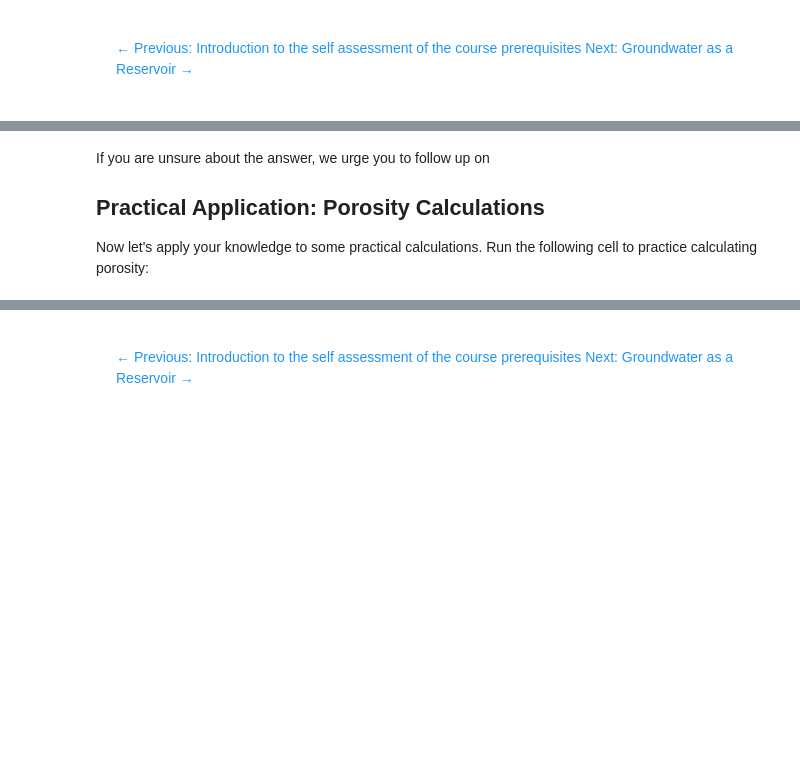
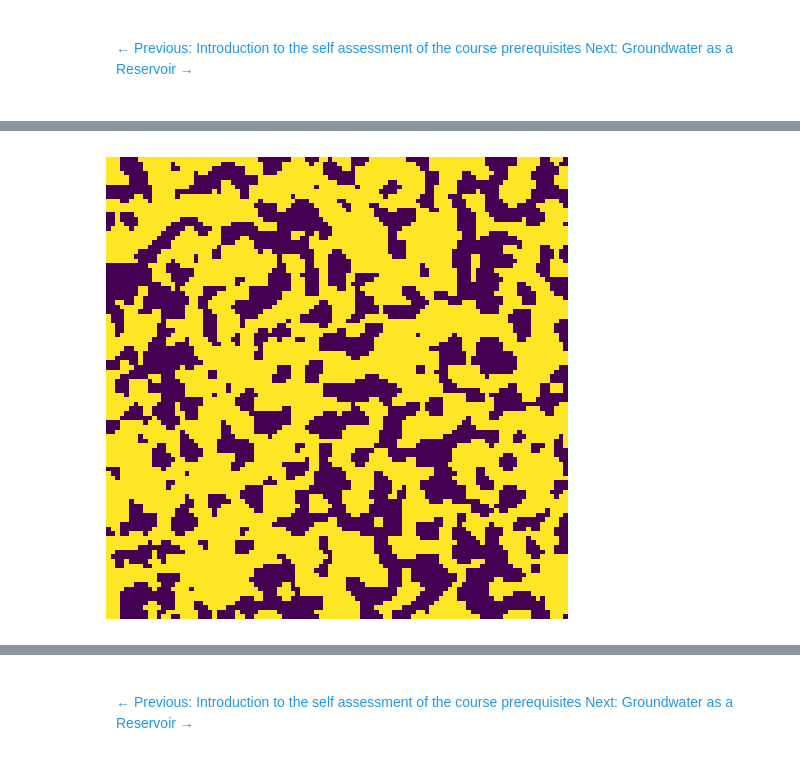
Before and after one commit to mabesa/applied_groundwater_modelling, a Jupyter notebook: 00_prerequisites/assessment/01_assess_porosity.ipynb, the cells around one changed output, grey strips where cells are left out. Saved outputs shown, nothing was run; the diff lists cells and outputs as text; code cells hidden in the pictures; blank space fills up the shorter version.

```diff
--- a/00_prerequisites/assessment/01_assess_porosity.ipynb
+++ b/00_prerequisites/assessment/01_assess_porosity.ipynb
@@ -104,5 +35,12 @@ Final Score: 0/3
-# %% [markdown]
-If you are unsure about the answer, we urge you to follow up on
-
-## Practical Application: Porosity Calculations
-Now let's apply your knowledge to some practical calculations. Run the following cell to practice calculating porosity:
+# %%
+np.random.seed(10)
+im = ps.generators.blobs(
+    shape=[100,100,100],
+    porosity=0.6,
+    blobiness=2,
+)
+fig, ax = plt.subplots(1, 1, figsize=[6, 6])
+ax.imshow(im[:,:,6], origin='lower', interpolation='none')
+ax.axis(False);
+# %% [output]
+[figure, added]
```
Also changed, not shown: parts of 8 cells of this notebook, 6 other files.
